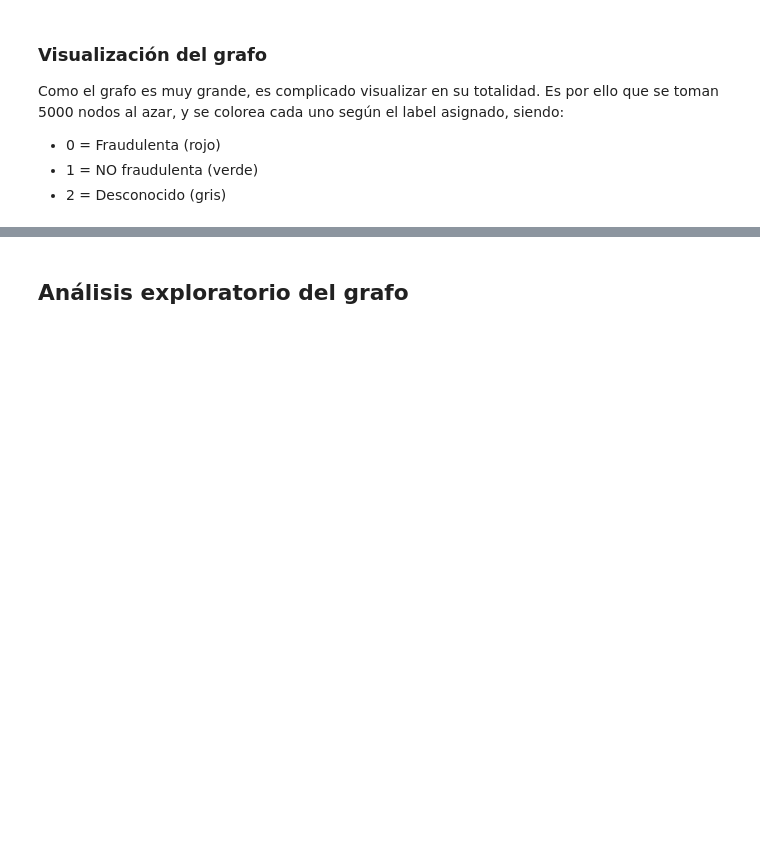
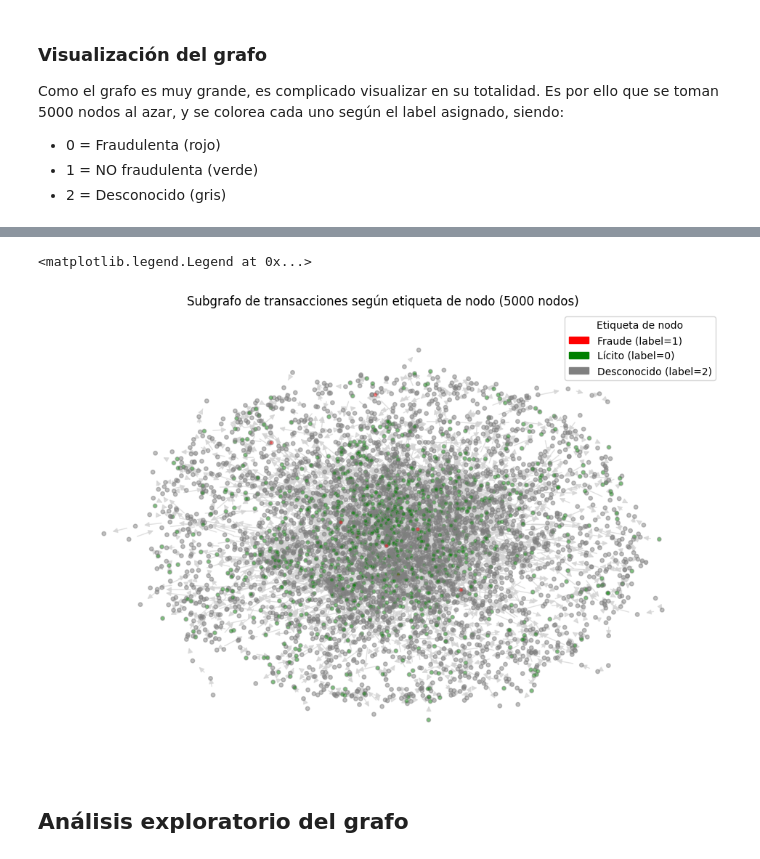
Before and after one commit to L-Ameneiro/elliptic-gnn-fraud-detector, a Jupyter notebook: notebooks/1-eda-graph.ipynb, the cells around one changed output, grey strips where cells are left out. Cells and saved outputs as stored; diff of their text form; code cells hidden in the pictures; blank space fills up the shorter version.

```diff
--- a/notebooks/1-eda-graph.ipynb
+++ b/notebooks/1-eda-graph.ipynb
@@ -88,19 +81,0 @@ G = nx.DiGraph()
-# %%
-# 3. Agregar nodos y aristas
-for _, row in df.iterrows():
-    src = row['person_id_from']
-    dst = row['person_id_to']
-
-    # Agregar nodos si no existen, con sus features
-    if src not in G:
-        features_src = row[[f'feature_{i}' for i in range(165)]].tolist()
-        G.add_node(src, features=features_src)
-    if dst not in G:
-        # Podés asignar features vacías si no tenés info del nodo destino
-        G.add_node(dst, features=[None]*165)
-
-    # Agregar arista con la etiqueta de fraude
-    G.add_edge(src, dst, fraud_label=row['fraud_label'])
-
-# Verificamos que el numero de nodos y aristas coinciden con lo esperado
-print(f"Nodos: {G.number_of_nodes()}, Aristas: {G.number_of_edges()}")
@@ -157,3 +120,40 @@ plt.show()
+# %%
+# 4. Visualizar una parte del grafo
+subgraph = G.subgraph(list(G.nodes)[:5000])
+pos = nx.fruchterman_reingold_layout(subgraph, seed=42)
+plt.figure(figsize=(12, 8))
+
+# Colores según el fraud_label del nodo
+color_map = []
+for n, d in subgraph.nodes(data=True):
+    label = d.get('fraud_label', 2)
+    if label == 1:
+        color_map.append('red')
+    elif label == 0:
+        color_map.append('green')
+    else:
+        color_map.append('gray')
+
+# Dibujar nodos
+nx.draw_networkx_nodes(subgraph, pos, node_size=15, node_color=color_map, edgecolors="tab:gray", alpha=0.5)
+
+# Dibujar aristas
+nx.draw_networkx_edges(subgraph, pos, width=1.0, alpha=0.7, edge_color='lightgray')
+
+plt.title("Subgrafo de transacciones según etiqueta de nodo (5000 nodos)")
+plt.axis('off')
+
+import matplotlib.patches as mpatches
+# Leyenda
+legend_elements = [
+    mpatches.Patch(color='red', label='Fraude (label=1)'),
+    mpatches.Patch(color='green', label='Lícito (label=0)'),
+    mpatches.Patch(color='gray', label='Desconocido (label=2)')
+]
+plt.legend(handles=legend_elements, loc='upper right', title="Etiqueta de nodo")
+# %% [output]
+<matplotlib.legend.Legend at 0x...>
+[figure, added]
 # %% [markdown]
 ## Análisis exploratorio del grafo
 # %% [markdown]
```
Also changed, not shown: parts of 40 cells of this notebook.
